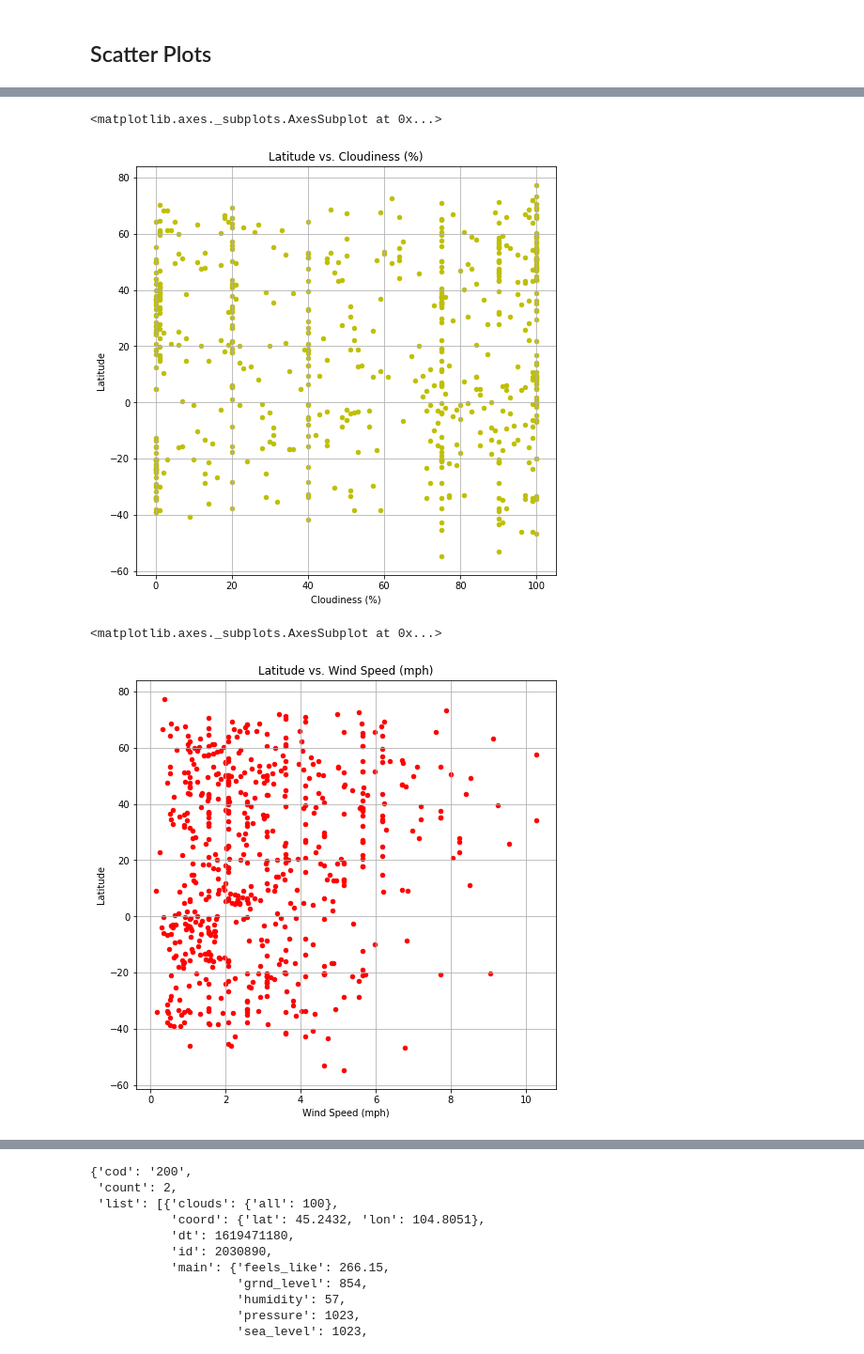
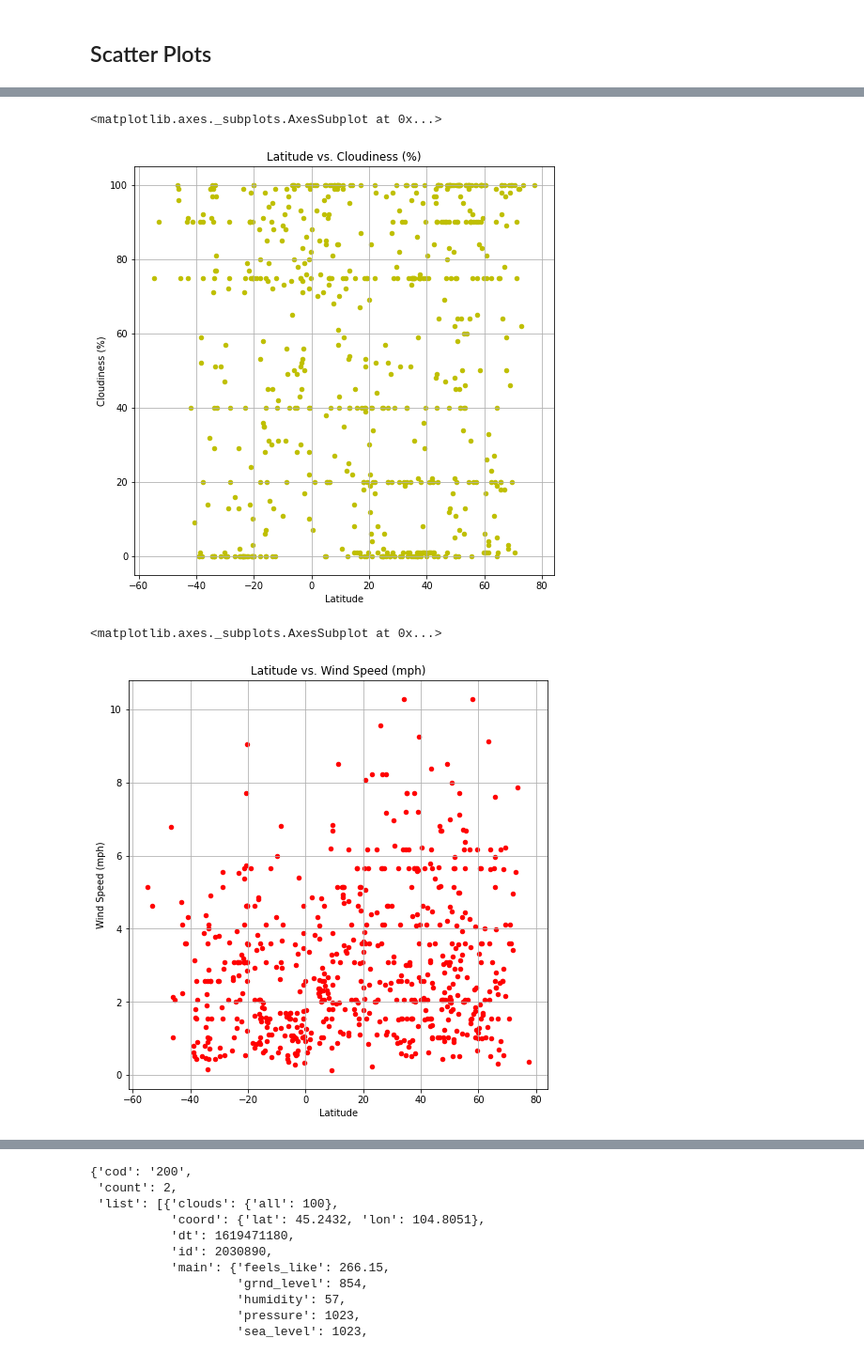
Before and after one commit to yukamara/python-api-challenge, a Jupyter notebook: WeatherPy/WeatherPy.ipynb, the cells around one changed output, grey strips where cells are left out. Shown at 94% size. Cells and saved outputs as stored; diff of their text form; code cells hidden in the pictures.

Commit message:
Completed the second set of graphs

```diff
--- a/WeatherPy/WeatherPy.ipynb
+++ b/WeatherPy/WeatherPy.ipynb
@@ -283,12 +285,12 @@ weatherData.plot.scatter(x='Humidity (%)', y='Latitude', grid=True, color='g', f
 # %%
 # 3. Cloudiness (%) Vs Latitude
-weatherData.plot.scatter(x='Cloudiness (%)', y='Latitude', grid=True, color='y', figsize=(8,8), title='Latitude vs. Cloudiness (%)')
+weatherData.plot.scatter(x='Latitude', y='Cloudiness (%)', grid=True, color='y', figsize=(8,8), title='Latitude vs. Cloudiness (%)')
 # %% [output]
 <matplotlib.axes._subplots.AxesSubplot at 0x...>
-[figure, old version]
+[figure, new version]
 # %%
 # 4. Wind Speed (mpg) Vs Latitude
-weatherData.plot.scatter(x='Wind Speed (mph)', y='Latitude', grid=True, color='r', figsize=(8,8), title='Latitude vs. Wind Speed (mph)')
+weatherData.plot.scatter(x='Latitude', y='Wind Speed (mph)', grid=True, color='r', figsize=(8,8), title='Latitude vs. Wind Speed (mph)')
 # %% [output]
 <matplotlib.axes._subplots.AxesSubplot at 0x...>
-[figure, old version]
+[figure, new version]
```
Also changed, not shown: parts of 13 cells of this notebook.
